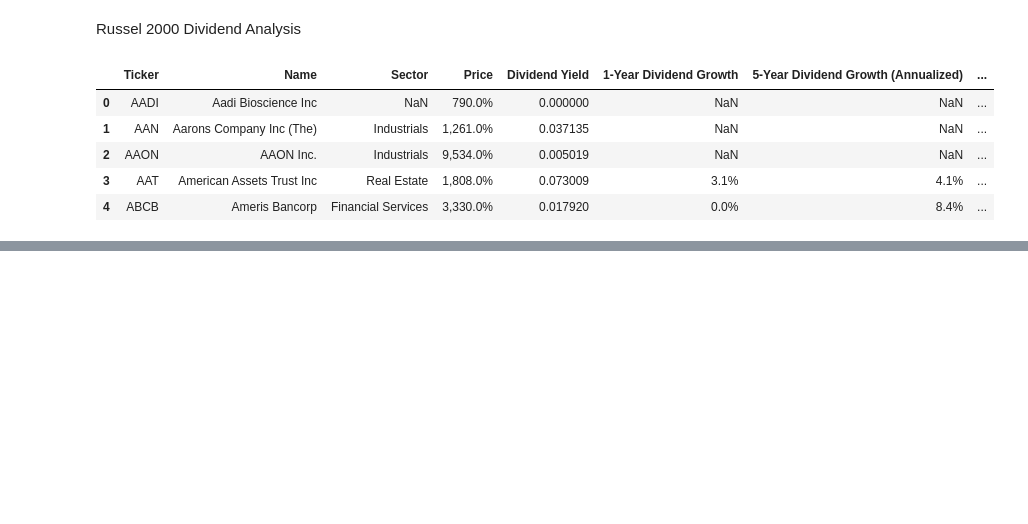
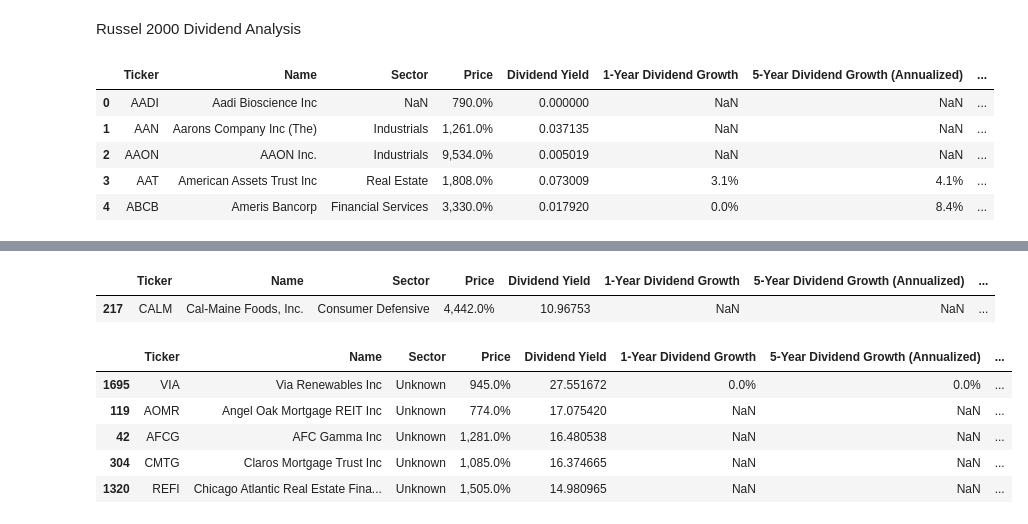
Before and after one commit to edy1482/Russel-2000, a Jupyter notebook: Dividend-Analysis.ipynb, the cells around one changed output, grey strips where cells are left out. Cells and saved outputs as stored; diff of their text form; code cells hidden in the pictures; blank space fills up the shorter version.

```diff
--- a/Dividend-Analysis.ipynb
+++ b/Dividend-Analysis.ipynb
@@ -34,0 +91,14 @@ A lot of these are real estate companies - I want to avoid sector risk so lets f
+# %%
+yield_by_sector('Consumer Defensive')
+# %% [output]
+|  | Ticker | Name | Sector | Price | Dividend Yield | 1-Year Dividend Growth | 5-Year Dividend Growth (Annualized) | ... |
+| 217 | CALM | Cal-Maine Foods, Inc. | Consumer Defensive | 4,442.0% | 10.96753 | NaN | NaN | ... |
+# %%
+yield_by_sector('Unknown')
+# %% [output]
+|  | Ticker | Name | Sector | Price | Dividend Yield | 1-Year Dividend Growth | 5-Year Dividend Growth (Annualized) | ... |
+| 1695 | VIA | Via Renewables Inc | Unknown | 945.0% | 27.551672 | 0.0% | 0.0% | ... |
+| 119 | AOMR | Angel Oak Mortgage REIT Inc | Unknown | 774.0% | 17.075420 | NaN | NaN | ... |
+| 42 | AFCG | AFC Gamma Inc | Unknown | 1,281.0% | 16.480538 | NaN | NaN | ... |
+| 304 | CMTG | Claros Mortgage Trust Inc | Unknown | 1,085.0% | 16.374665 | NaN | NaN | ... |
+| 1320 | REFI | Chicago Atlantic Real Estate Fina... | Unknown | 1,505.0% | 14.980965 | NaN | NaN | ... |
```
Also changed, not shown: parts of 11 cells of this notebook.
